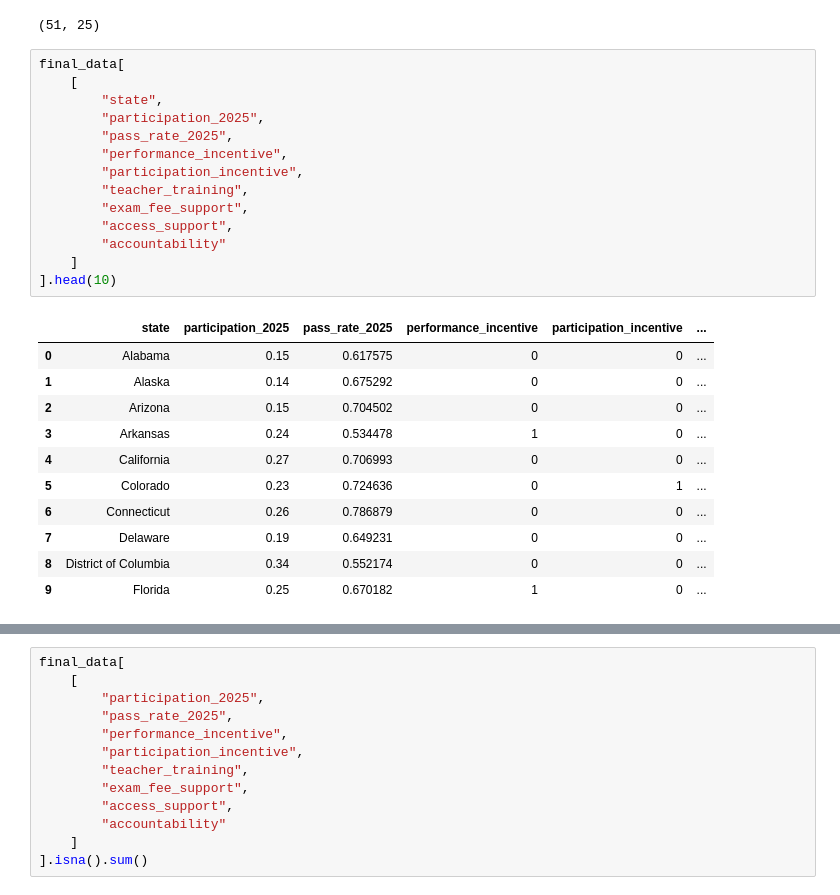
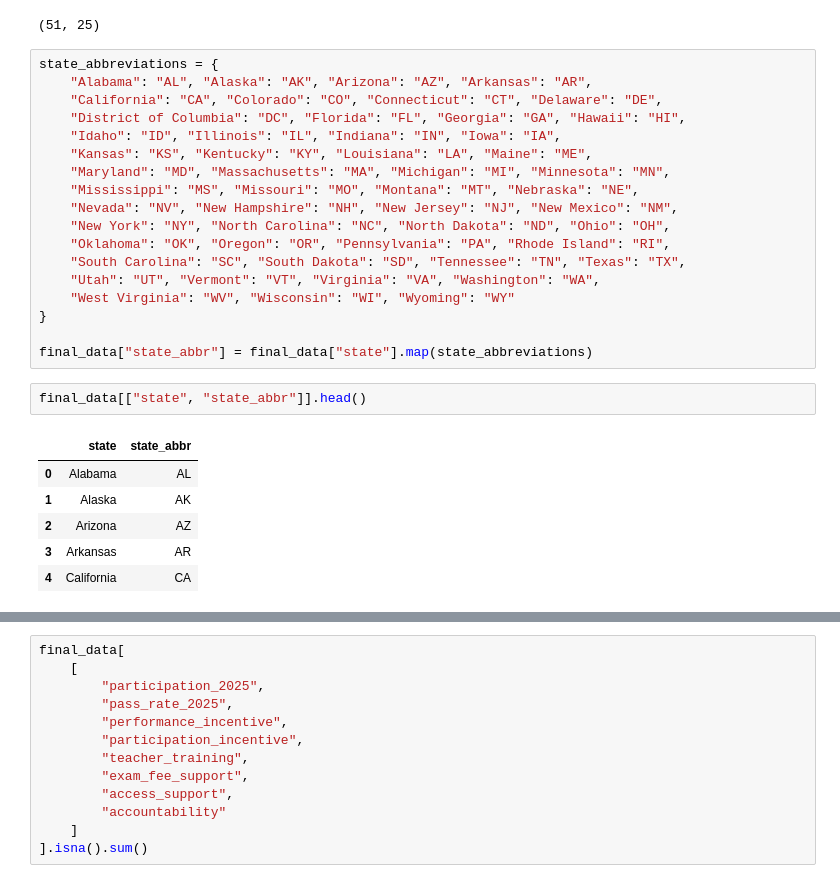
Before and after one commit to gvonrentzell/dtsa-5304-ap-visualization, a Jupyter notebook: prepare_data.ipynb, the cells around one changed output, grey strips where cells are left out. Cells and saved outputs as stored; diff of their text form.

```diff
--- a/prepare_data.ipynb
+++ b/prepare_data.ipynb
@@ -601,29 +563,30 @@ final_data = ap_data.merge(
 final_data.shape
 # %% [output]
 (51, 25)
+# %%
+state_abbreviations = {
+    "Alabama": "AL", "Alaska": "AK", "Arizona": "AZ", "Arkansas": "AR",
+    "California": "CA", "Colorado": "CO", "Connecticut": "CT", "Delaware": "DE",
+    "District of Columbia": "DC", "Florida": "FL", "Georgia": "GA", "Hawaii": "HI",
+    "Idaho": "ID", "Illinois": "IL", "Indiana": "IN", "Iowa": "IA",
+    "Kansas": "KS", "Kentucky": "KY", "Louisiana": "LA", "Maine": "ME",
+    "Maryland": "MD", "Massachusetts": "MA", "Michigan": "MI", "Minnesota": "MN",
+    "Mississippi": "MS", "Missouri": "MO", "Montana": "MT", "Nebraska": "NE",
+    "Nevada": "NV", "New Hampshire": "NH", "New Jersey": "NJ", "New Mexico": "NM",
+    "New York": "NY", "North Carolina": "NC", "North Dakota": "ND", "Ohio": "OH",
+    "Oklahoma": "OK", "Oregon": "OR", "Pennsylvania": "PA", "Rhode Island": "RI",
+    "South Carolina": "SC", "South Dakota": "SD", "Tennessee": "TN", "Texas": "TX",
+    "Utah": "UT", "Vermont": "VT", "Virginia": "VA", "Washington": "WA",
+    "West Virginia": "WV", "Wisconsin": "WI", "Wyoming": "WY"
+}
+
+final_data["state_abbr"] = final_data["state"].map(state_abbreviations)
 # %%
-final_data[
-    [
-        "state",
-        "participation_2025",
-        "pass_rate_2025",
-        "performance_incentive",
-        "participation_incentive",
-        "teacher_training",
-        "exam_fee_support",
-        "access_support",
-        "accountability"
-    ]
-].head(10)
+final_data[["state", "state_abbr"]].head()
 # %% [output]
-|  | state | participation_2025 | pass_rate_2025 | performance_incentive | participation_incentive | ... |
-| 0 | Alabama | 0.15 | 0.617575 | 0 | 0 | ... |
-| 1 | Alaska | 0.14 | 0.675292 | 0 | 0 | ... |
-| 2 | Arizona | 0.15 | 0.704502 | 0 | 0 | ... |
-| 3 | Arkansas | 0.24 | 0.534478 | 1 | 0 | ... |
-| 4 | California | 0.27 | 0.706993 | 0 | 0 | ... |
-| 5 | Colorado | 0.23 | 0.724636 | 0 | 1 | ... |
-| 6 | Connecticut | 0.26 | 0.786879 | 0 | 0 | ... |
-| 7 | Delaware | 0.19 | 0.649231 | 0 | 0 | ... |
-| 8 | District of Columbia | 0.34 | 0.552174 | 0 | 0 | ... |
-| 9 | Florida | 0.25 | 0.670182 | 1 | 0 | ... |
+|  | state | state_abbr |
+| 0 | Alabama | AL |
+| 1 | Alaska | AK |
+| 2 | Arizona | AZ |
+| 3 | Arkansas | AR |
+| 4 | California | CA |
```
Also changed, not shown: parts of 15 cells of this notebook, 2 other files.
